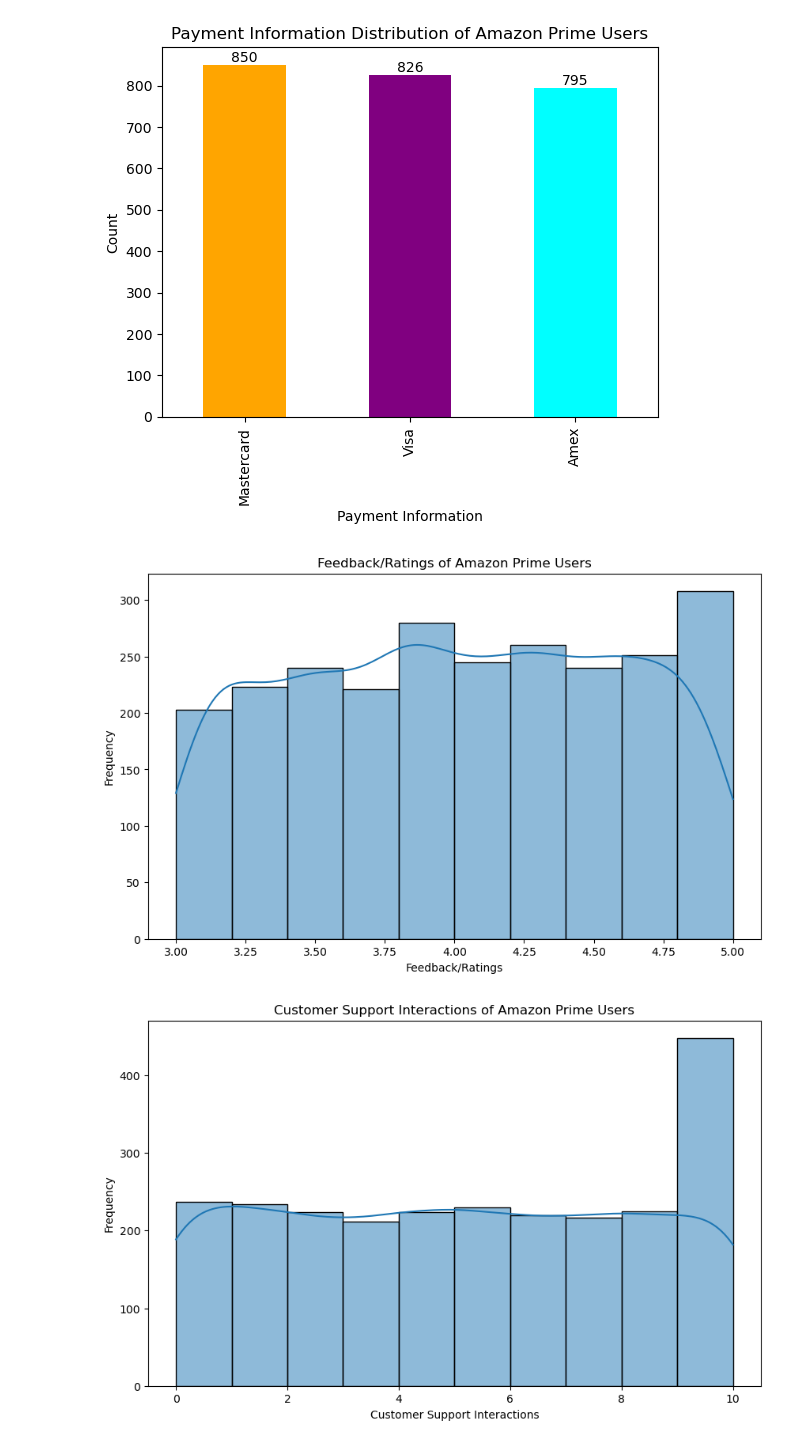
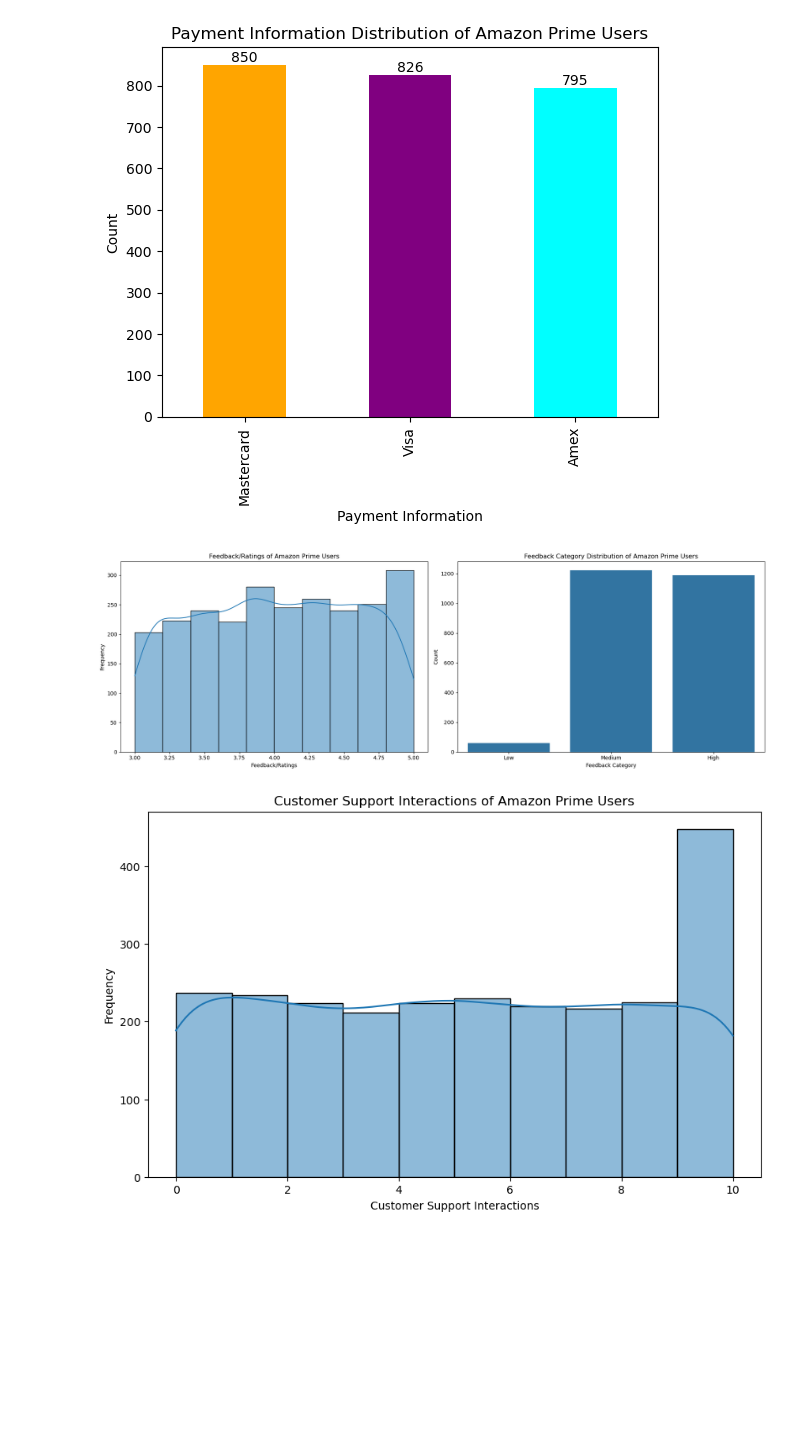
Before and after one commit to keattt0330/Data-Mining, a Jupyter notebook: assignment.ipynb, the cells around one changed output. Saved outputs shown, nothing was run; the diff lists cells and outputs as text; code cells hidden in the pictures; blank space fills up the shorter version.

```diff
--- a/assignment.ipynb
+++ b/assignment.ipynb
@@ -187,0 +202,4 @@ Amazon_Prime.head()
+# %%
+Amazon_Prime['Age Group'] = pd.cut(Amazon_Prime['Age'],
+                         bins=[0,18,30,40,60,200],
+                         labels=['<18','18-30','31-40','41-60','60+'])
@@ -187,0 +211,3 @@ Amazon_Prime.head()
+# %%
+Amazon_Prime['Feedback Category'] = pd.cut(Amazon_Prime['Feedback/Ratings'], bins=[0, 3, 4, 5], labels=['Low', 'Medium', 'High'])
+Amazon_Prime[['Feedback/Ratings', 'Feedback Category']].head()
@@ -255,20 +298,31 @@ plt.show()
 # %% [output]
 [figure]
 # %%
-plt.figure(figsize=(10, 6))
-sns.histplot(Amazon_Prime['Feedback/Ratings'], bins=10, kde=True)
-plt.title('Feedback/Ratings of Amazon Prime Users')
-plt.xlabel('Feedback/Ratings')
-plt.ylabel('Frequency')
+# 1. Plotting chart that can fit both plots side by side
+fig, axes = plt.subplots(1, 2, figsize=(18, 6))
+
+# 2. First Plot (Left side): Histogram
+sns.histplot(Amazon_Prime['Feedback/Ratings'], bins=10, kde=True, ax=axes[0])
+axes[0].set_title('Feedback/Ratings of Amazon Prime Users')
+axes[0].set_xlabel('Feedback/Ratings')
+axes[0].set_ylabel('Frequency')
+
+# 3. Second Plot (Right side): Countplot
+sns.countplot(x=Amazon_Prime['Feedback Category'], ax=axes[1])
+axes[1].set_title('Feedback Category Distribution of Amazon Prime Users')
+axes[1].set_xlabel('Feedback Category')
+axes[1].set_ylabel('Count')
+plt.tight_layout()
 plt.show()
 
+#  Plotting chart that shows the Customer Support Interactions information
 plt.figure(figsize=(10, 6))
 sns.histplot(Amazon_Prime['Customer Support Interactions'], bins=10, kde=True)
 plt.title('Customer Support Interactions of Amazon Prime Users')
 plt.xlabel('Customer Support Interactions')
 plt.ylabel('Frequency')
 plt.show()
 # %% [output]
-[figure, old version]
+[figure, new version]
 [figure]
 # %% [markdown]
```
Also changed, not shown: parts of 35 cells of this notebook.
